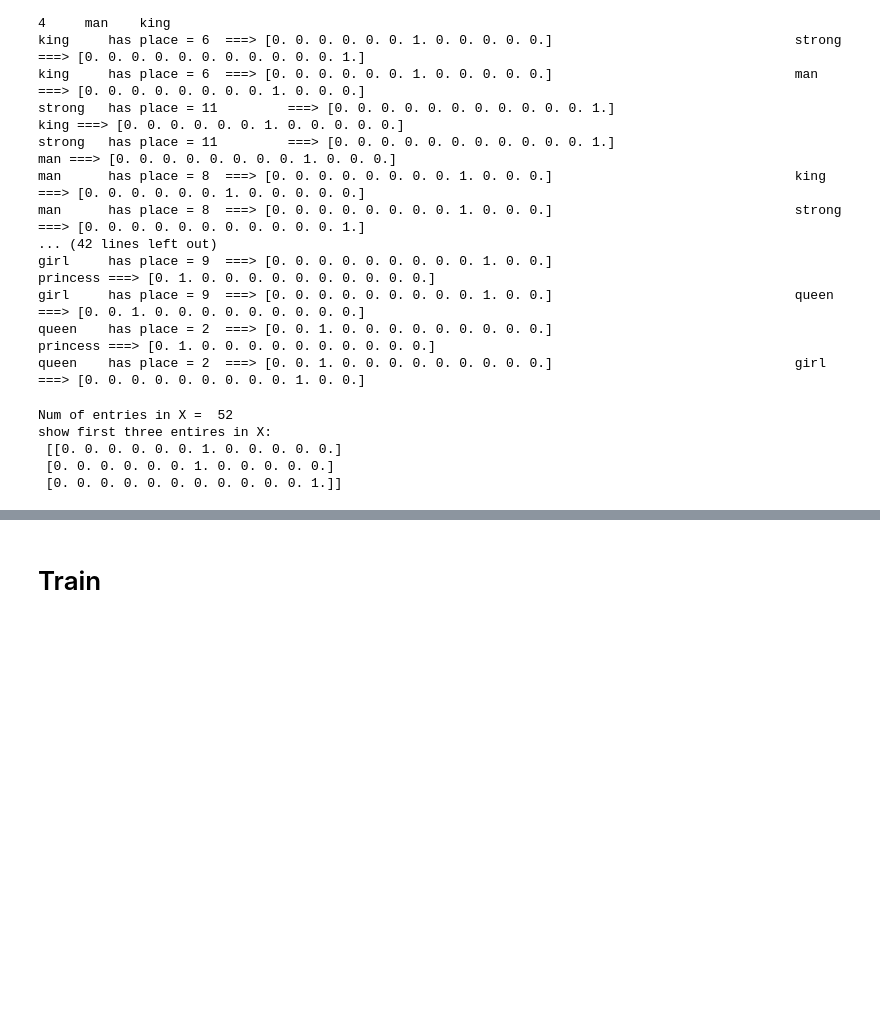
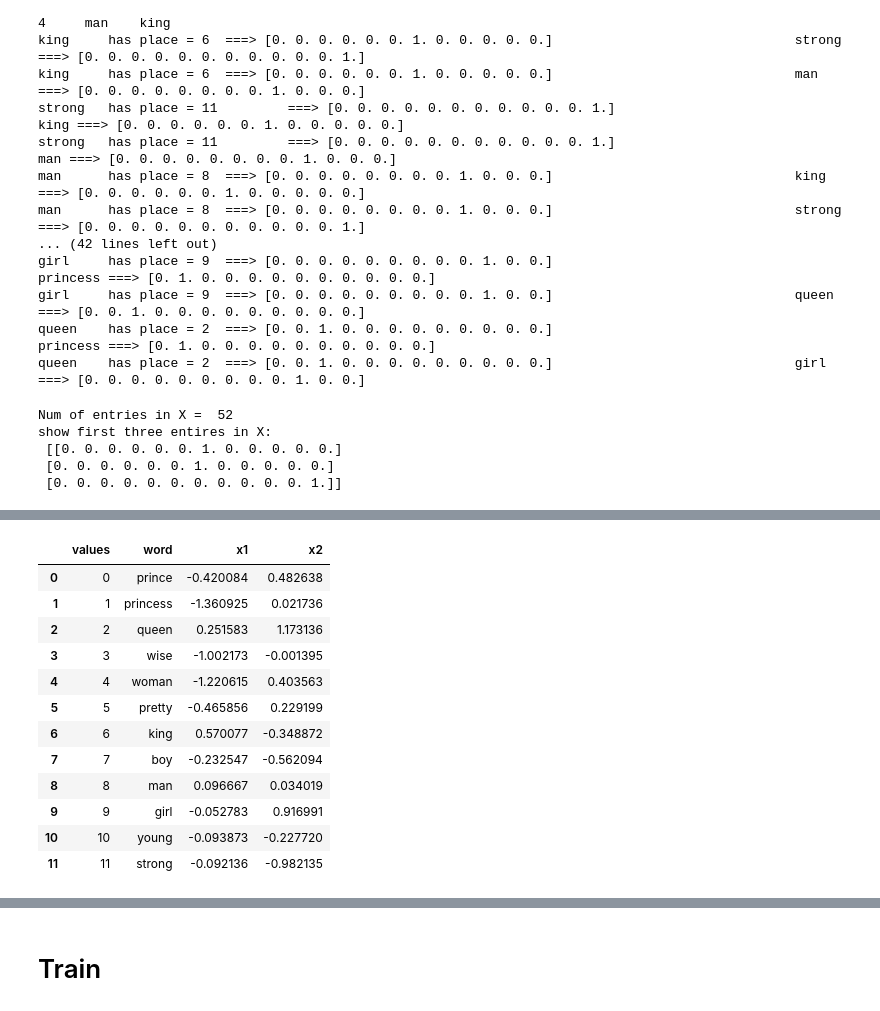
Before and after one commit to ftk1000/w2v_ftk1000, a Jupyter notebook: word2vec_tensorflow.ipynb, the cells around one changed output, grey strips where cells are left out. Saved outputs shown, nothing was run; the diff lists cells and outputs as text; code cells hidden in the pictures; blank space fills up the shorter version.

```diff
--- a/word2vec_tensorflow.ipynb
+++ b/word2vec_tensorflow.ipynb
@@ -219,0 +319,18 @@ df.head()
+# %%
+d2 = pd.DataFrame(  network.weights[0].numpy(),  columns = ['x1', 'x2'] )
+w2v_df = pd.concat( [w2idx,d2],axis=1 )
+w2v_df
+# %% [output]
+|  | values | word | x1 | x2 |
+| 0 | 0 | prince | -0.420084 | 0.482638 |
+| 1 | 1 | princess | -1.360925 | 0.021736 |
+| 2 | 2 | queen | 0.251583 | 1.173136 |
+| 3 | 3 | wise | -1.002173 | -0.001395 |
+| 4 | 4 | woman | -1.220615 | 0.403563 |
+| 5 | 5 | pretty | -0.465856 | 0.229199 |
+| 6 | 6 | king | 0.570077 | -0.348872 |
+| 7 | 7 | boy | -0.232547 | -0.562094 |
+| 8 | 8 | man | 0.096667 | 0.034019 |
+| 9 | 9 | girl | -0.052783 | 0.916991 |
+| 10 | 10 | young | -0.093873 | -0.227720 |
+| 11 | 11 | strong | -0.092136 | -0.982135 |
```
Also changed, not shown: parts of 15 cells of this notebook.
